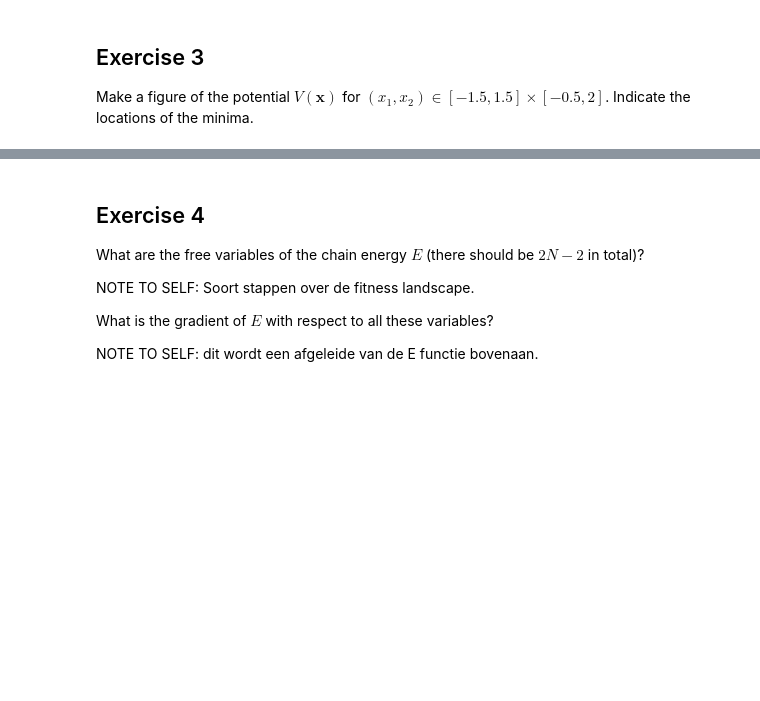
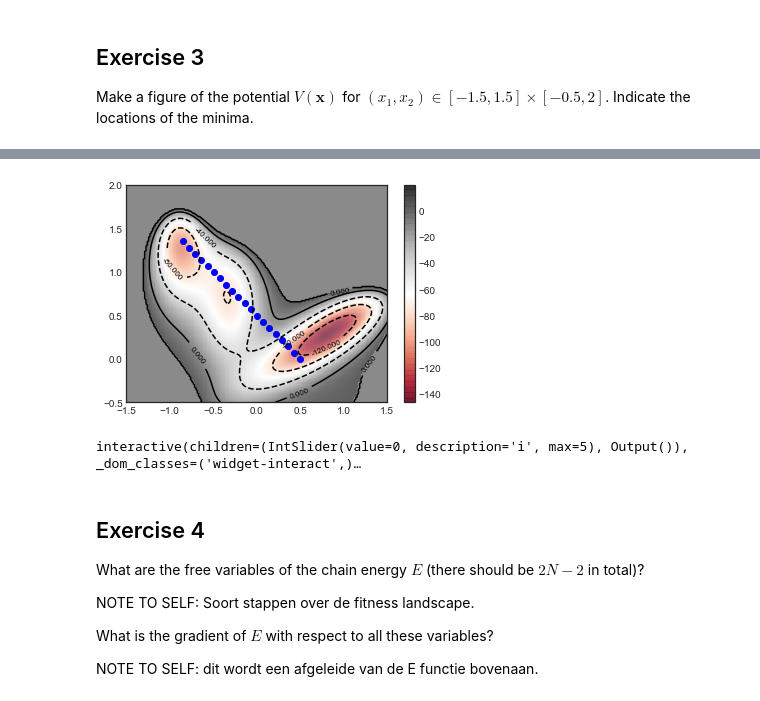
Before and after one commit to popoiopo/NumAlgoProject, a Jupyter notebook: Path_Project.ipynb, the cells around one changed output, grey strips where cells are left out. Saved outputs shown, nothing was run; the diff lists cells and outputs as text; code cells hidden in the pictures; blank space fills up the shorter version.

```diff
--- a/Path_Project.ipynb
+++ b/Path_Project.ipynb
@@ -249,6 +261,51 @@ plt.show()
 # %% [output]
 [interactive output not drawn]
 [interactive output not drawn]
+# %%
+%matplotlib inline
+import matplotlib.pyplot as plt
+plt.style.use('seaborn-white')
+import numpy as np
+X = np.array(X)
+Y = np.array(Y)
+Z = np.array(Z)
+contours = plt.contour(X, Y, Z, 4, colors='black')
+plt.clabel(contours, inline=True, fontsize=8)
+
+plt.imshow(Z, extent=[np.min(X),np.max(X),np.min(Y),np.max(Y)], origin='lower',
+           cmap='RdGy', alpha=0.7)
+plt.colorbar();
+
+xcoords = np.linspace(-0.85, 0.5, 20)
+ycoords = np.linspace(1.35, 0.0, 20)
+for i in range(len(xcoords)):
+    plt.scatter(xcoords[i],ycoords[i],c="b")
+
+# plt.scatter(-0.85,1.35,c="b")
+# plt.scatter(1,0.5,c="b")
+# %% [output]
+[figure, added]
+# %%
+from ipywidgets import interact, interactive, fixed, interact_manual
+import ipywidgets as widgets
+from IPython.display import display
+
+scatterlist = [[-0.85,1.5],[-0.55,1.5],[-0.35,1.6],[-0.35,1.7],[-0.5,1.6],[-0.85,1.35]]
+
+def showPlot(i=0):
+    contours = plt.contour(X, Y, Z, 4, colors='black')
+    plt.clabel(contours, inline=True, fontsize=8)
+
+    plt.imshow(Z, extent=[np.min(X),np.max(X),np.min(Y),np.max(Y)], origin='lower',
+               cmap='RdGy', alpha=0.7)
+    plt.colorbar();
+    plt.scatter(scatterlist[i][0],scatterlist[i][1])
+
+# for cll in coordListListList:
+y = interactive(showPlot, i=(0, len(scatterlist) - 1, 1))
+display(y)
+# %% [output]
+interactive(children=(IntSlider(value=0, description='i', max=5), Output()), _dom_classes=('widget-interact',)…
 # %% [markdown]
 ## Exercise 4
 What are the free variables of the chain energy $E$  (there should be $2N-2$ in total)?
```
Also changed, not shown: parts of 4 cells of this notebook, 1 other file.
